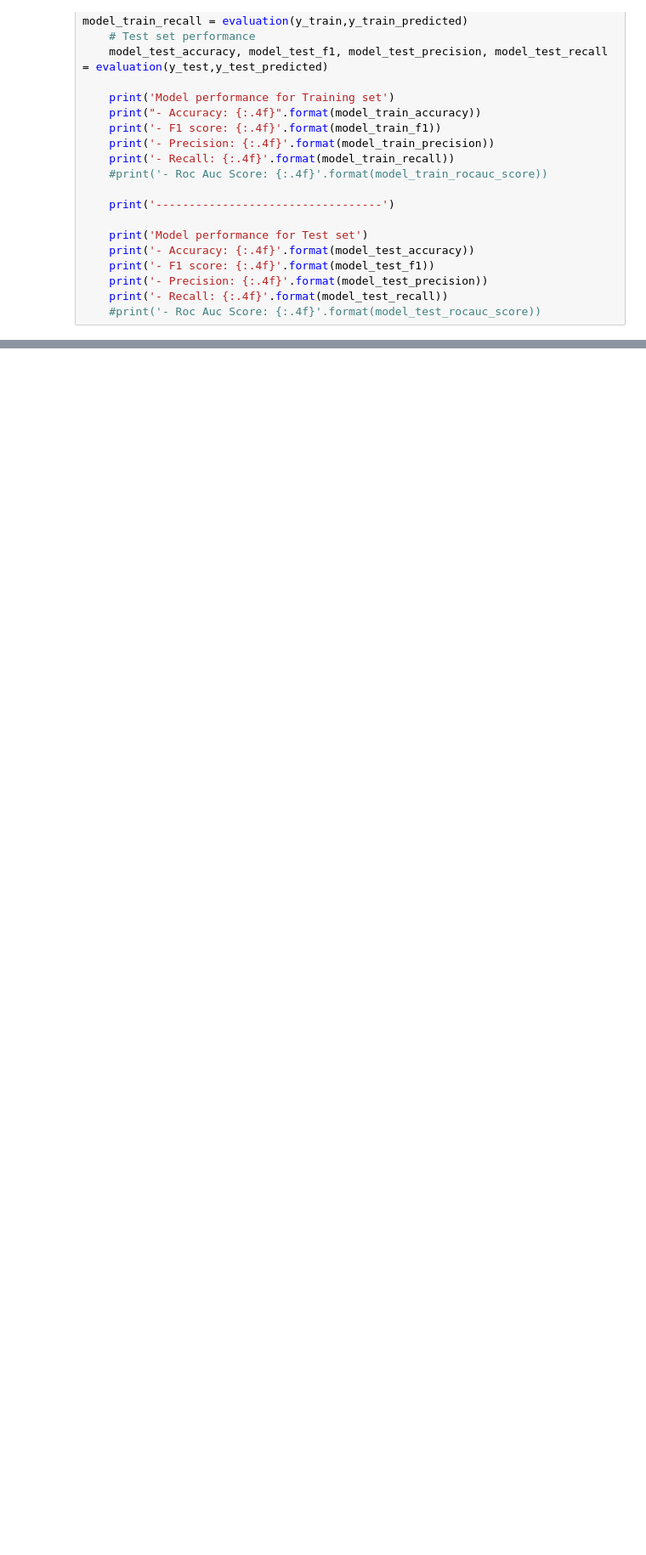
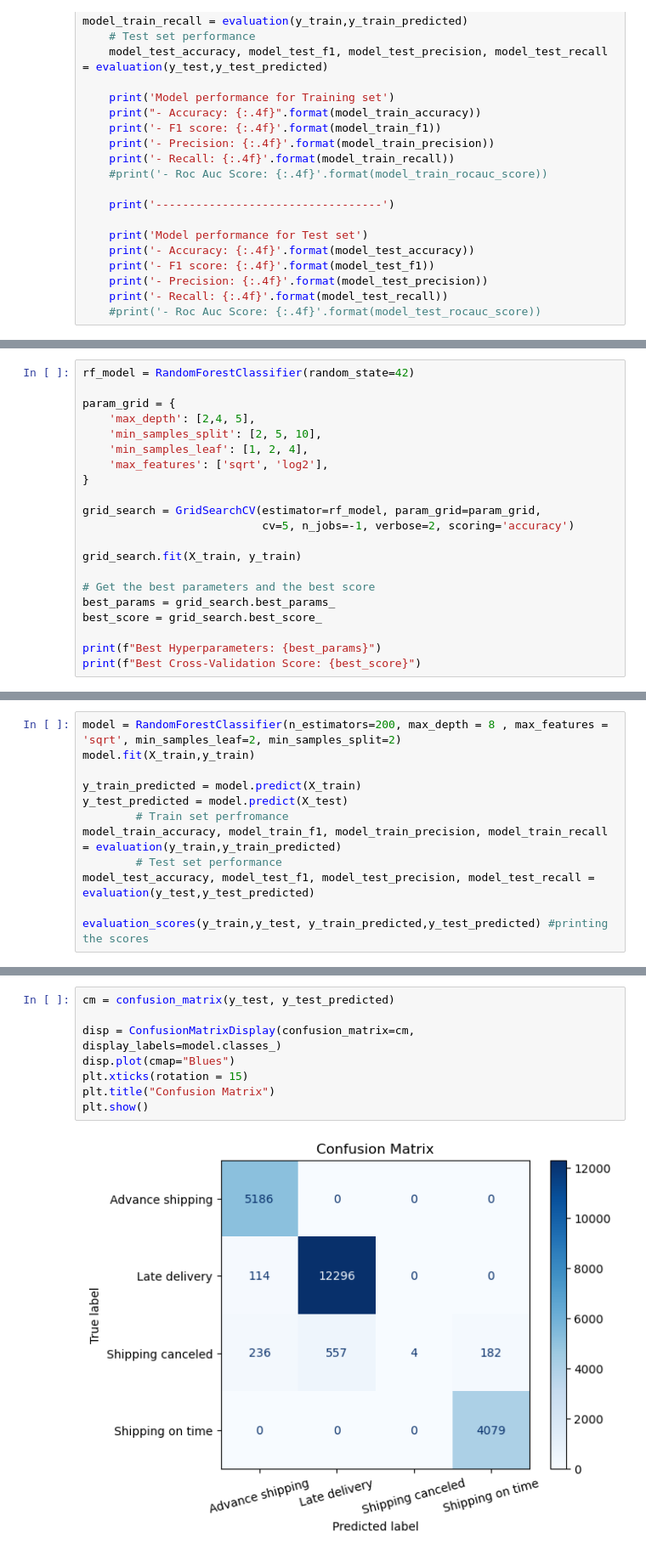
Before and after one commit to MNitin-Reddy/Optimizing-E-Commerce-Logistics-and-Customer-Segmentation-Using-Machine-Learning, a Jupyter notebook: Untitled.ipynb, the cells around one changed output, grey strips where cells are left out. Shown at 85% size. Cells and saved outputs as stored; diff of their text form; blank space fills up the shorter version.

```diff
--- a/Untitled.ipynb
+++ b/Untitled.ipynb
@@ -900,0 +965,21 @@ Model performance for Test set
+# %%
+rf_model = RandomForestClassifier(random_state=42)
+
+param_grid = {
+    'max_depth': [2,4, 5],
+    'min_samples_split': [2, 5, 10],
+    'min_samples_leaf': [1, 2, 4],
+    'max_features': ['sqrt', 'log2'],
+}
+
+grid_search = GridSearchCV(estimator=rf_model, param_grid=param_grid,
+                           cv=5, n_jobs=-1, verbose=2, scoring='accuracy')
+
+grid_search.fit(X_train, y_train)
+
+# Get the best parameters and the best score
+best_params = grid_search.best_params_
+best_score = grid_search.best_score_
+
+print(f"Best Hyperparameters: {best_params}")
+print(f"Best Cross-Validation Score: {best_score}")
@@ -900,0 +990,12 @@ Model performance for Test set
+# %%
+model = RandomForestClassifier(n_estimators=200, max_depth = 8 , max_features = 'sqrt', min_samples_leaf=2, min_samples_split=2)
+model.fit(X_train,y_train)
+
+y_train_predicted = model.predict(X_train)
+y_test_predicted = model.predict(X_test)
+        # Train set perfromance
+model_train_accuracy, model_train_f1, model_train_precision, model_train_recall = evaluation(y_train,y_train_predicted)
+        # Test set performance
+model_test_accuracy, model_test_f1, model_test_precision, model_test_recall = evaluation(y_test,y_test_predicted)
+
+evaluation_scores(y_train,y_test, y_train_predicted,y_test_predicted) #printing the scores
@@ -900,0 +1051,10 @@ Model performance for Test set
+# %%
+cm = confusion_matrix(y_test, y_test_predicted)
+
+disp = ConfusionMatrixDisplay(confusion_matrix=cm, display_labels=model.classes_)
+disp.plot(cmap="Blues")
+plt.xticks(rotation = 15)
+plt.title("Confusion Matrix")
+plt.show()
+# %% [output]
+[figure, added]
```
Also changed, not shown: parts of 68 cells of this notebook.
